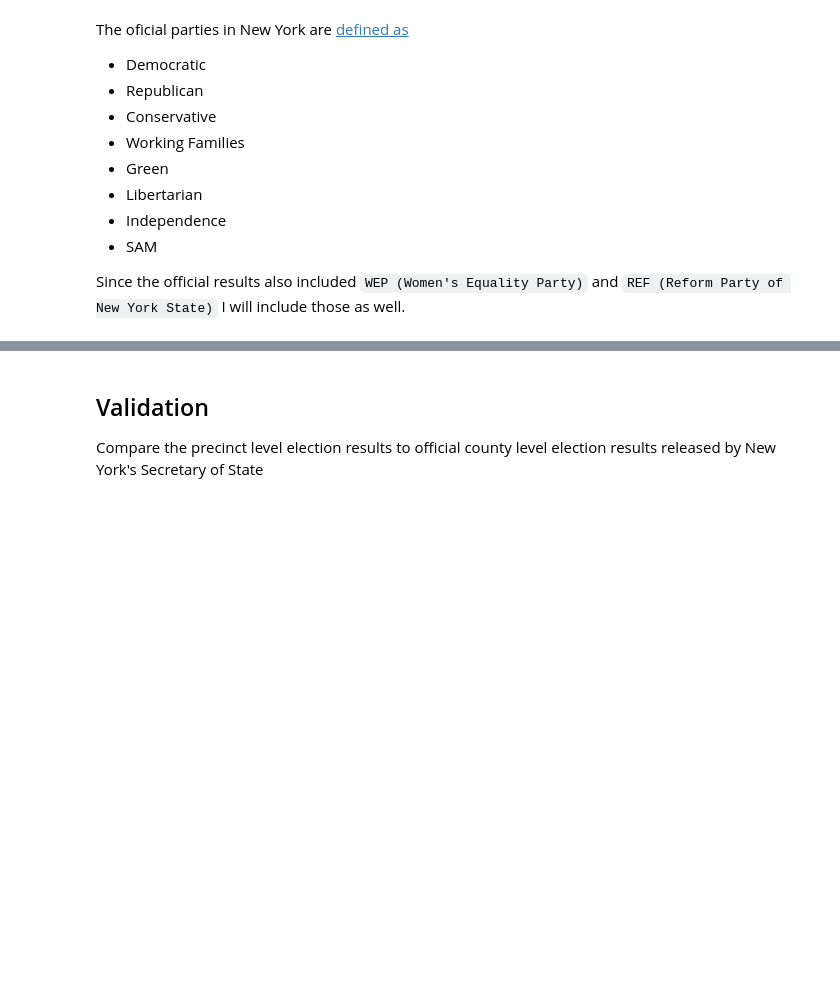
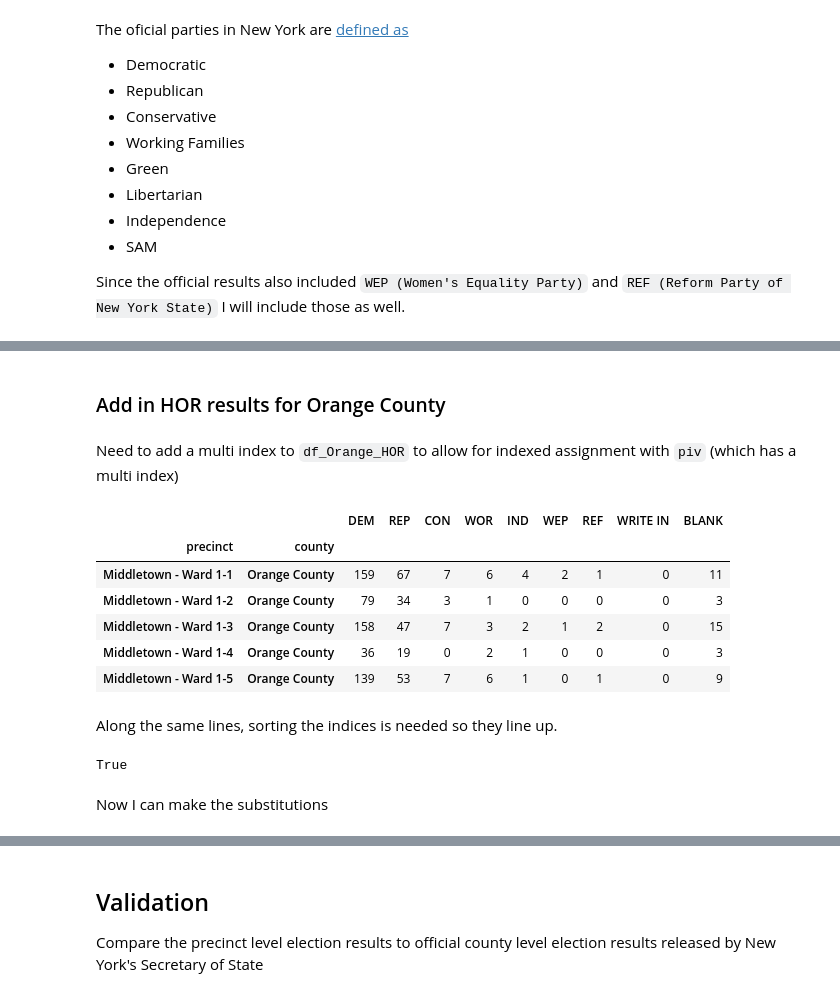
Before and after one commit to baxterdemers/precinct_matching_framework, a Jupyter notebook: pivot_results.ipynb, the cells around one changed output, grey strips where cells are left out. Cells and saved outputs as stored; diff of their text form; code cells hidden in the pictures; blank space fills up the shorter version.

Commit message:
add Orange county HOR results to pivoted table

```diff
--- a/pivot_results.ipynb
+++ b/pivot_results.ipynb
@@ -422,0 +463,28 @@ piv.groupby('county').sum()
+# %% [markdown]
+### Add in HOR results for Orange County
+# %% [markdown]
+Need to add a multi index to `df_Orange_HOR` to allow for indexed assignment with `piv` (which has a multi index)
+# %%
+df_Orange_HOR = df_Orange_HOR.set_index('precinct')
+df_Orange_HOR['county'] = 'Orange County'
+df_Orange_HOR.set_index('county', append=True, inplace=True)
+df_Orange_HOR = df_Orange_HOR.reorder_levels(['county', 'precinct'])
+df_Orange_HOR.head()
+# %% [output]
+|  |  | DEM | REP | CON | WOR | IND | WEP | REF | WRITE IN | BLANK |
+| precinct | county |  |  |  |  |  |  |  |  |  |
+| Middletown - Ward 1-1 | Orange County | 159 | 67 | 7 | 6 | 4 | 2 | 1 | 0 | 11 |
+| Middletown - Ward 1-2 | Orange County | 79 | 34 | 3 | 1 | 0 | 0 | 0 | 0 | 3 |
+| Middletown - Ward 1-3 | Orange County | 158 | 47 | 7 | 3 | 2 | 1 | 2 | 0 | 15 |
+| Middletown - Ward 1-4 | Orange County | 36 | 19 | 0 | 2 | 1 | 0 | 0 | 0 | 3 |
+| Middletown - Ward 1-5 | Orange County | 139 | 53 | 7 | 6 | 1 | 0 | 1 | 0 | 9 |
+# %% [markdown]
+Along the same lines, sorting the indices is needed so they line up.
+# %%
+piv = piv.sort_index()
+df_Orange_HOR = df_Orange_HOR.sort_index()
+list(piv.loc['Orange County'].index) == list(df_Orange_HOR.loc['Orange County','DEM'].index)
+# %% [output]
+True
+# %% [markdown]
+Now I can make the substitutions
```
Also changed, not shown: parts of 16 cells of this notebook.
